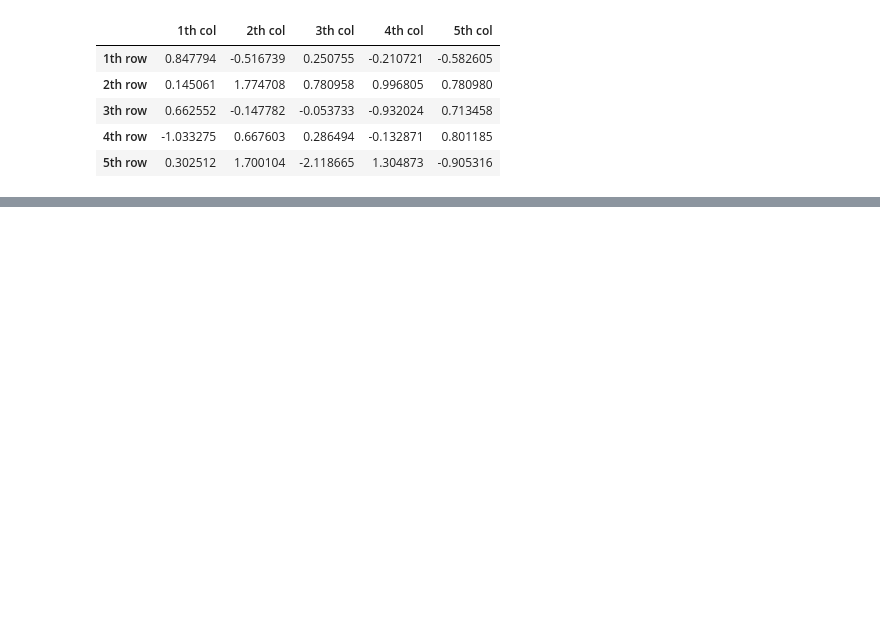
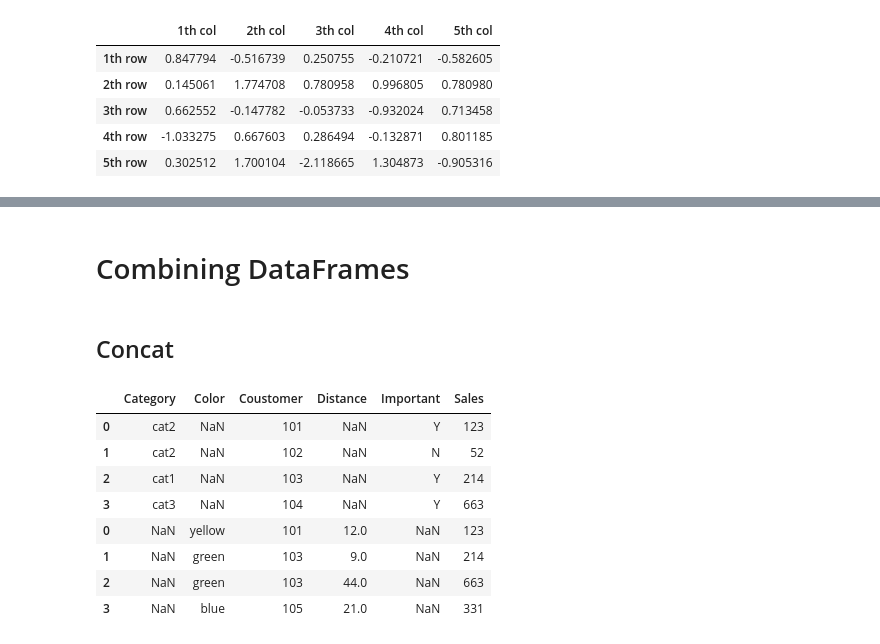
Before and after one commit to imsanthoshr/Python-for-ML, a Jupyter notebook: Pandas-Basics.ipynb, the cells around one changed output, grey strips where cells are left out. Saved outputs shown, nothing was run; the diff lists cells and outputs as text; code cells hidden in the pictures; blank space fills up the shorter version.

```diff
--- a/Pandas-Basics.ipynb
+++ b/Pandas-Basics.ipynb
@@ -89,0 +221,19 @@ df2
+# %% [markdown]
+# Combining DataFrames
+# %% [markdown]
+<h2>Concat</h2>
+# %%
+df3 = pd.DataFrame({"Coustomer":['101','102','103','104'],'Category':['cat2','cat2','cat1','cat3'],'Important':['Y','N','Y','Y'],'Sales':[123,52,214,663]})
+df4 = pd.DataFrame({"Coustomer":['101','103','103','105'],'Color':['yellow','green','green','blue'],'Distance':[12,9,44,21],'Sales':[123,214,663,331]})
+# %%
+pd.concat([df3,df4],axis=0,sort=True)
+# %% [output]
+|  | Category | Color | Coustomer | Distance | Important | Sales |
+| 0 | cat2 | NaN | 101 | NaN | Y | 123 |
+| 1 | cat2 | NaN | 102 | NaN | N | 52 |
+| 2 | cat1 | NaN | 103 | NaN | Y | 214 |
+| 3 | cat3 | NaN | 104 | NaN | Y | 663 |
+| 0 | NaN | yellow | 101 | 12.0 | NaN | 123 |
+| 1 | NaN | green | 103 | 9.0 | NaN | 214 |
+| 2 | NaN | green | 103 | 44.0 | NaN | 663 |
+| 3 | NaN | blue | 105 | 21.0 | NaN | 331 |
```
Also changed, not shown: parts of 17 cells of this notebook.
